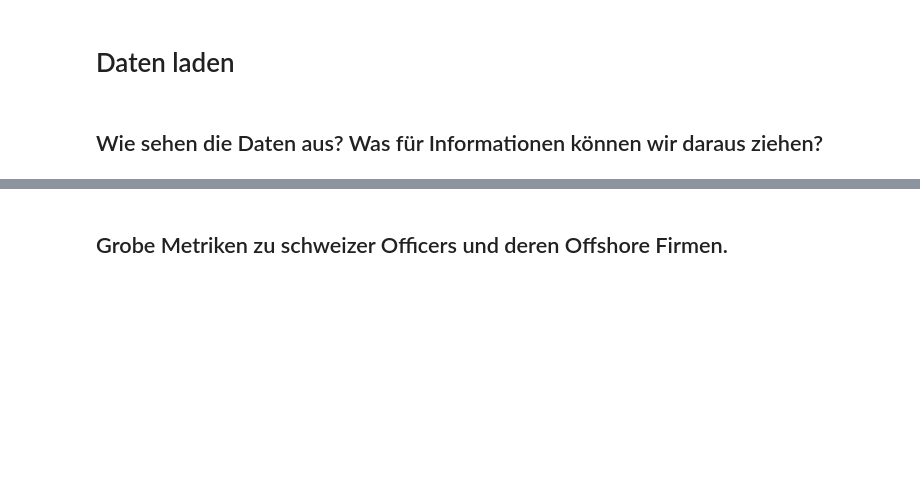
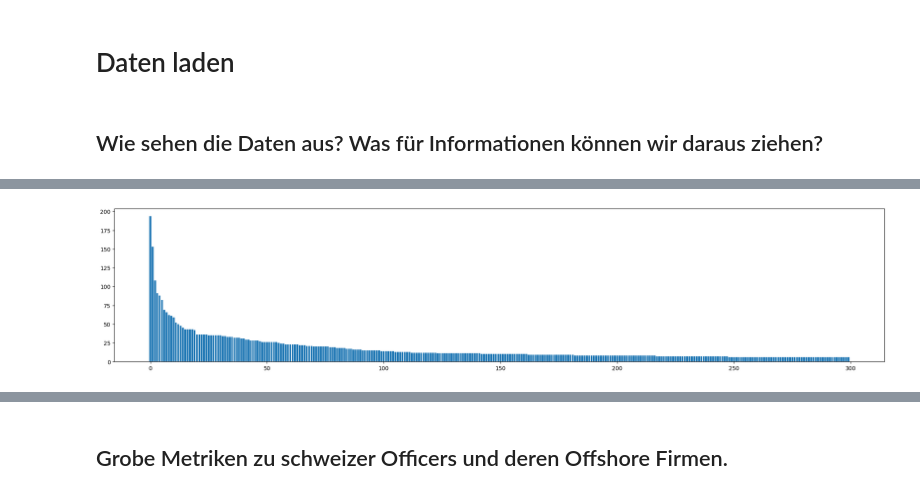
Before and after one commit to gabrieltorresgamez/fhnw-san-project, a Jupyter notebook: notebook.ipynb, the cells around one changed output, grey strips where cells are left out. Saved outputs shown, nothing was run; the diff lists cells and outputs as text; code cells hidden in the pictures; blank space fills up the shorter version.

```diff
--- a/notebook.ipynb
+++ b/notebook.ipynb
@@ -80,0 +102,6 @@ graph = nx.read_gexf("./data/graph.gexf")
+# %%
+plt.figure(figsize=(25,5))
+plt.bar(range(300), [len(c) for c in weakly_connected_components][:300])
+plt.show()
+# %% [output]
+[figure, added]
```
Also changed, not shown: parts of 6 cells of this notebook.
